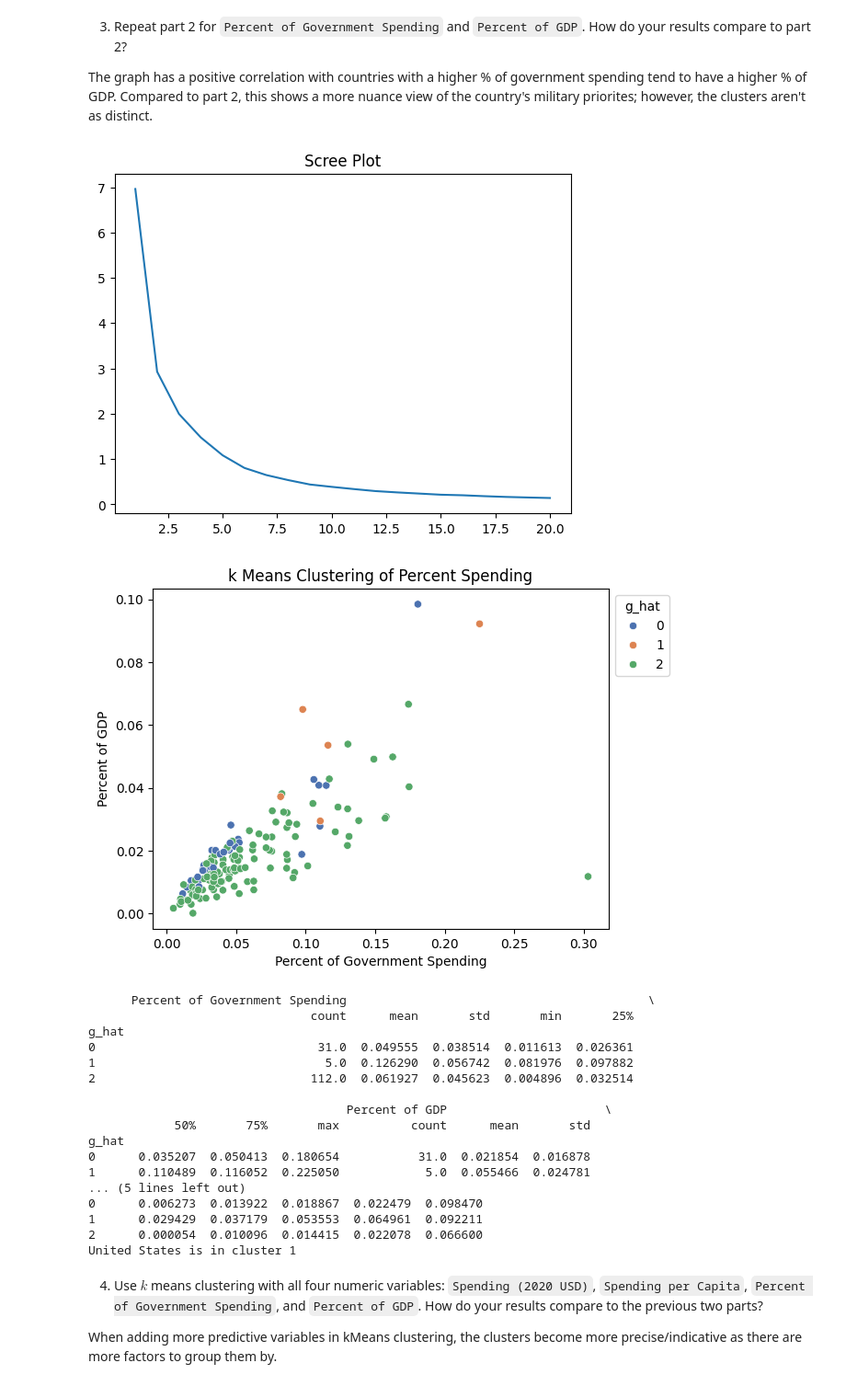
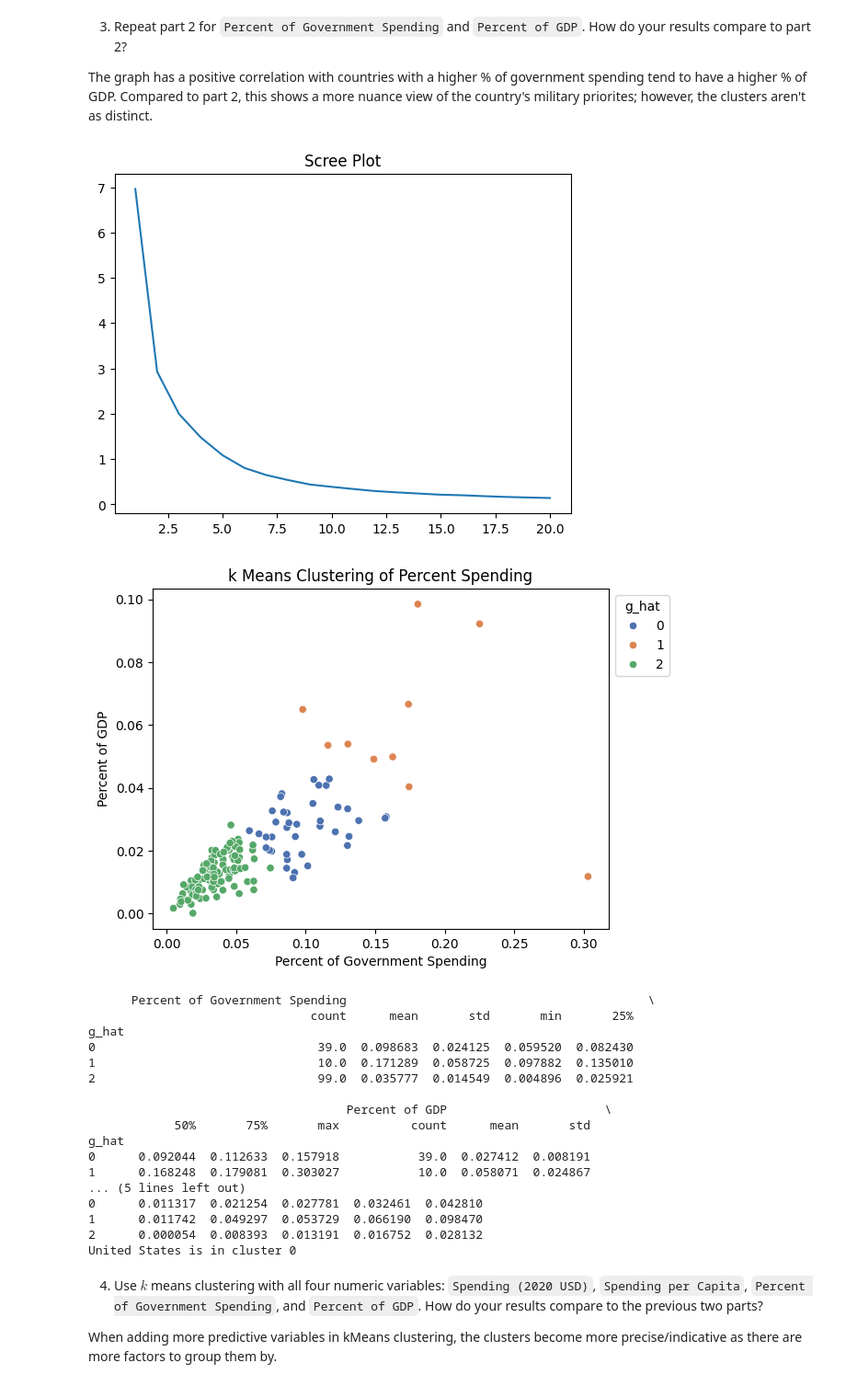
Before and after one commit to ashleynguyen04/clustering, a Jupyter notebook: assignment/assignment_clustering.ipynb, the cells around one changed output. Shown at 92% size. Drawn from its saved outputs; the diff is of its cells as text; code cells hidden in the pictures.

```diff
--- a/assignment/assignment_clustering.ipynb
+++ b/assignment/assignment_clustering.ipynb
@@ -169,7 +169,7 @@ scree_plot = sns.lineplot(x=np.arange(1,k_bar+1), y=SSE).set_title('Scree Plot')
 plt.show()
 
 #scatter plot
-model = KMeans(n_clusters=4,random_state=0) # Pass centroids and options into the model
+model = KMeans(n_clusters = 4, max_iter=300, n_init = 10, random_state=0) # Pass centroids and options into the model
 model = model.fit(X) # Initialize a kmc model
 df2020['g_hat'] = model.predict(X) # Predict values
 plot = sns.scatterplot(x='Spending (2020 USD) Normalized',y='Spending per Capita Normalized',data=df2020, hue='g_hat',palette='deep') # Scatterplot of the clustering
@@ -177,7 +177,7 @@ sns.move_legend(plot, "upper left", bbox_to_anchor=(1, 1))
 plt.title('k Means Clustering of Spending Data')
 plt.show()
 
-#descibe table
+#describe table
 cluster_description = df2020.groupby('g_hat')[['Spending (2020 USD) Normalized', 'Spending per Capita Normalized']].describe()
 print(cluster_description)
 US_cluster = df2020[df2020['Country'] == 'United States of America']['g_hat'].values[0]
@@ -209,52 +209,52 @@ The graph has a positive correlation with countries with a higher % of governmen
 # %%
 X2 = df2020[['Percent of Government Spending', 'Percent of GDP']]
 X2 = X2.apply(maxmin)
 
 #scree plot
 SSE = []
 k_bar = 20
 for k in range(k_bar): # For indices from 0 to k_bar-1
       model = KMeans(n_clusters=k+1, max_iter=300, n_init = 10, random_state=0) # Create a model for k
       model = model.fit(X2) # Fit the model
       SSE.append(model.inertia_) # Record the sum of squared error for k in the SSE vector
 
 scree_plot = sns.lineplot(x=np.arange(1,k_bar+1), y=SSE).set_title('Scree Plot')
 plt.show()
 
 #scatter plot
-model = KMeans(n_clusters=3,random_state=0) # Pass centroids and options into the model
-model = model.fit(X) # Initialize a kmc model
-df2020['g_hat'] = model.predict(X) # Predict values
+model = KMeans(n_clusters=3, max_iter=300, n_init = 10, random_state=0) # Pass centroids and options into the model
+model = model.fit(X2) # Initialize a kmc model
+df2020['g_hat'] = model.predict(X2) # Predict values
 plot2 = sns.scatterplot(x='Percent of Government Spending',y='Percent of GDP',data=df2020, hue='g_hat',palette='deep') # Scatterplot of the clustering
 sns.move_legend(plot2, "upper left", bbox_to_anchor=(1, 1))
 plt.title('k Means Clustering of Percent Spending')
 plt.show()
 
-#descibe table
+#describe table
 cluster_description = df2020.groupby('g_hat')[['Percent of Government Spending', 'Percent of GDP']].describe()
 print(cluster_description)
 US_cluster = df2020[df2020['Country'] == 'United States of America']['g_hat'].values[0]
 print(f"United States is in cluster {US_cluster}")
 # %% [output]
 [figure]
-[figure, old version]
+[figure, new version]
       Percent of Government Spending                                          \
                                count      mean       std       min       25%
 g_hat
-0                               31.0  0.049555  0.038514  0.011613  0.026361
-1                                5.0  0.126290  0.056742  0.081976  0.097882
-2                              112.0  0.061927  0.045623  0.004896  0.032514
+0                               39.0  0.098683  0.024125  0.059520  0.082430
+1                               10.0  0.171289  0.058725  0.097882  0.135010
+2                               99.0  0.035777  0.014549  0.004896  0.025921
 
                                     Percent of GDP                      \
             50%       75%       max          count      mean       std
 g_hat
-0      0.035207  0.050413  0.180654           31.0  0.021854  0.016878
-1      0.110489  0.116052  0.225050            5.0  0.055466  0.024781
+0      0.092044  0.112633  0.157918           39.0  0.027412  0.008191
+1      0.168248  0.179081  0.303027           10.0  0.058071  0.024867
 ... (5 lines left out)
-0      0.006273  0.013922  0.018867  0.022479  0.098470
-1      0.029429  0.037179  0.053553  0.064961  0.092211
-2      0.000054  0.010096  0.014415  0.022078  0.066600
-United States is in cluster 1
+0      0.011317  0.021254  0.027781  0.032461  0.042810
+1      0.011742  0.049297  0.053729  0.066190  0.098470
+2      0.000054  0.008393  0.013191  0.016752  0.028132
+United States is in cluster 0
 # %% [markdown]
 4. Use $k$ means clustering with all four numeric variables: `Spending (2020 USD)`, `Spending per Capita`, `Percent of Government Spending`, and `Percent of GDP`. How do your results compare to the previous two parts?
 
```
Also changed, not shown: parts of 1 cell of this notebook.
